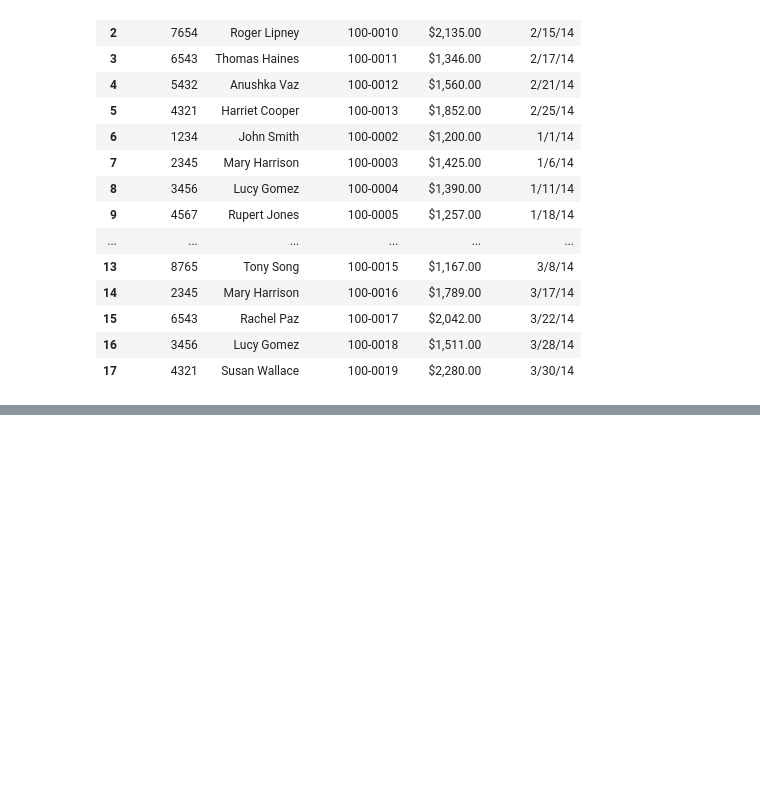
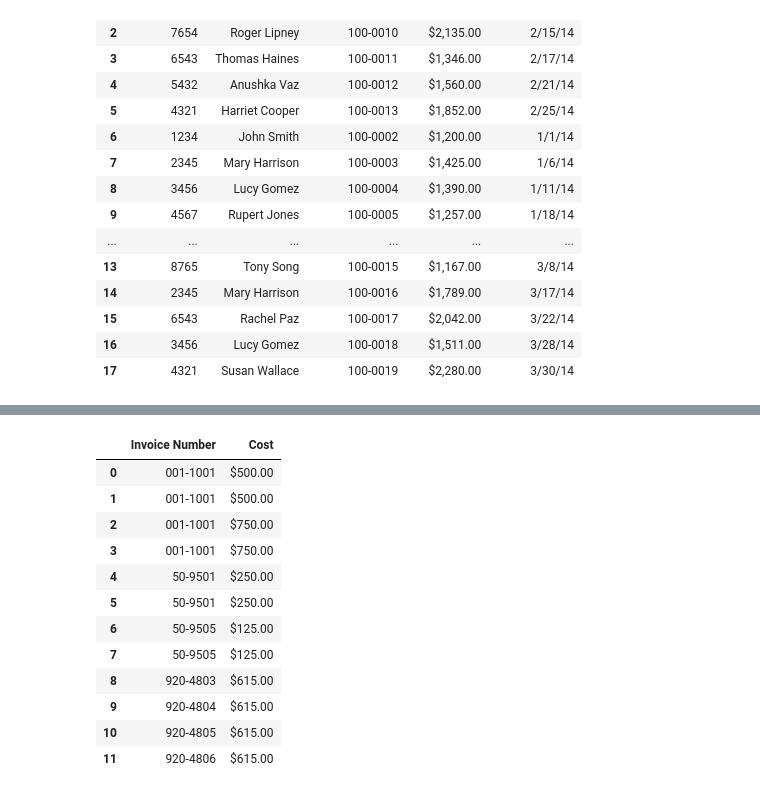
Before and after one commit to wayhome25/analytics-with-python, a Jupyter notebook: chapter_02/ch2_practice.ipynb, the cells around one changed output, grey strips where cells are left out. Saved outputs shown, nothing was run; the diff lists cells and outputs as text; code cells hidden in the pictures; blank space fills up the shorter version.

```diff
--- a/chapter_02/ch2_practice.ipynb
+++ b/chapter_02/ch2_practice.ipynb
@@ -216,0 +284,17 @@ data_frame_concat
+# %%
+column_name_list = ["Invoice Number", "Cost"]
+data_frame[column_name_list]
+# %% [output]
+|  | Invoice Number | Cost |
+| 0 | 001-1001 | $500.00 |
+| 1 | 001-1001 | $500.00 |
+| 2 | 001-1001 | $750.00 |
+| 3 | 001-1001 | $750.00 |
+| 4 | 50-9501 | $250.00 |
+| 5 | 50-9501 | $250.00 |
+| 6 | 50-9505 | $125.00 |
+| 7 | 50-9505 | $125.00 |
+| 8 | 920-4803 | $615.00 |
+| 9 | 920-4804 | $615.00 |
+| 10 | 920-4805 | $615.00 |
+| 11 | 920-4806 | $615.00 |
```
Also changed, not shown: parts of 18 cells of this notebook, 2 other files.
